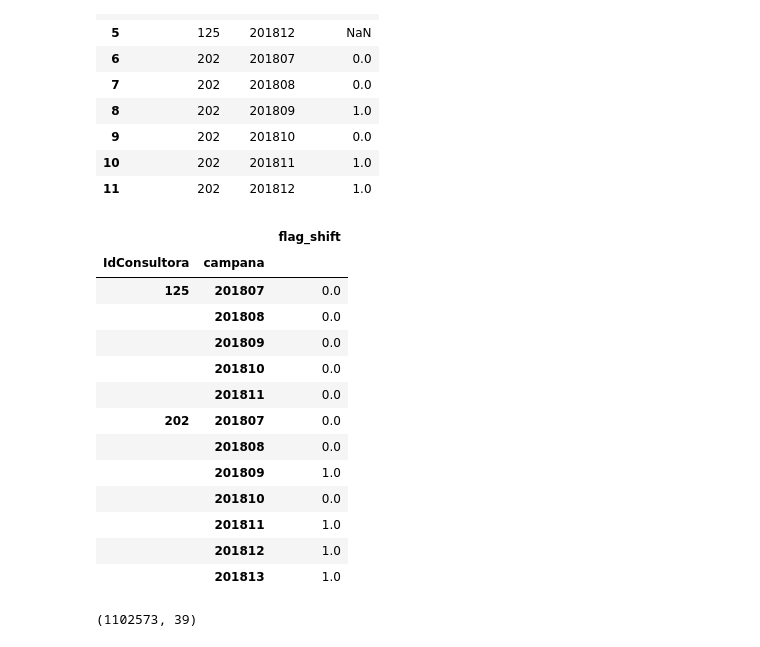
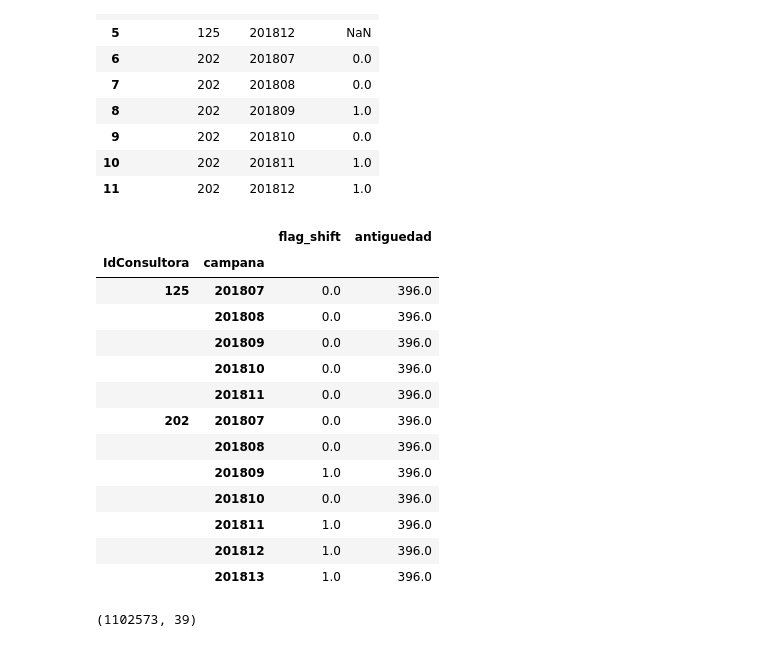
Before and after one commit to jjacostupa/belcorp-datathon, a Jupyter notebook: Whynot.ipynb, the cells around one changed output. Saved outputs shown, nothing was run; the diff lists cells and outputs as text; code cells hidden in the pictures.

```diff
--- a/Whynot.ipynb
+++ b/Whynot.ipynb
@@ -13,6 +10,6 @@ The autoreload extension is already loaded. To reload it, use:
 anho_actual = 2019
 # Anho base, solo para calculos de diferencia y no usar dates
 anho_inicio = 1987
-campanha_actual = (anho_actual - anho_inicio)*18 + 8
+campanha_actual = (anho_actual - anho_inicio)*18 + 7
 campanha_actual
 # %% [output]
@@ -100,7 +121,7 @@ detalle_campanha.head()
 # Aggregations
 # %%
 campanha_agg = campanha_consultora.merge(
-    consultora_filtered[['IdConsultora', 'antiguedad', 'edad_cuartil_Q1', 'edad_cuartil_Q2', 'edad_cuartil_Q3', 'edad_cuartil_Q4']],
+    consultora_filtered[['IdConsultora', 'campanaingreso', 'antiguedad', 'edad_cuartil_Q1', 'edad_cuartil_Q2', 'edad_cuartil_Q3', 'edad_cuartil_Q4']],
     on='IdConsultora', how='left')
 # %%
 campanha_agg.head()
@@ -192,22 +234,22 @@ total_merge[['IdConsultora', 'campana', 'flag_shift']].head(12)
 df_val = total_merge[total_merge['flag_shift'].isnull()].set_index(['IdConsultora', 'campana'])
 df_model = total_merge[total_merge['flag_shift'].notna()].set_index(['IdConsultora', 'campana'])
 # %%
-df_model[['flag_shift']].head(12)
+df_model[['flag_shift', 'antiguedad']].head(12)
 # %% [output]
-|  |  | flag_shift |
-| IdConsultora | campana |  |
-| 125 | 201807 | 0.0 |
-|  | 201808 | 0.0 |
-|  | 201809 | 0.0 |
-|  | 201810 | 0.0 |
-|  | 201811 | 0.0 |
-| 202 | 201807 | 0.0 |
-|  | 201808 | 0.0 |
-|  | 201809 | 1.0 |
-|  | 201810 | 0.0 |
-|  | 201811 | 1.0 |
-|  | 201812 | 1.0 |
-|  | 201813 | 1.0 |
+|  |  | flag_shift | antiguedad |
+| IdConsultora | campana |  |  |
+| 125 | 201807 | 0.0 | 396.0 |
+|  | 201808 | 0.0 | 396.0 |
+|  | 201809 | 0.0 | 396.0 |
+|  | 201810 | 0.0 | 396.0 |
+|  | 201811 | 0.0 | 396.0 |
+| 202 | 201807 | 0.0 | 396.0 |
+|  | 201808 | 0.0 | 396.0 |
+|  | 201809 | 1.0 | 396.0 |
+|  | 201810 | 0.0 | 396.0 |
+|  | 201811 | 1.0 | 396.0 |
+|  | 201812 | 1.0 | 396.0 |
+|  | 201813 | 1.0 | 396.0 |
 # %%
 X = df_model.drop(['flag_shift'], axis=1)
 y = df_model['flag_shift']
```
Also changed, not shown: parts of 7 cells of this notebook.
